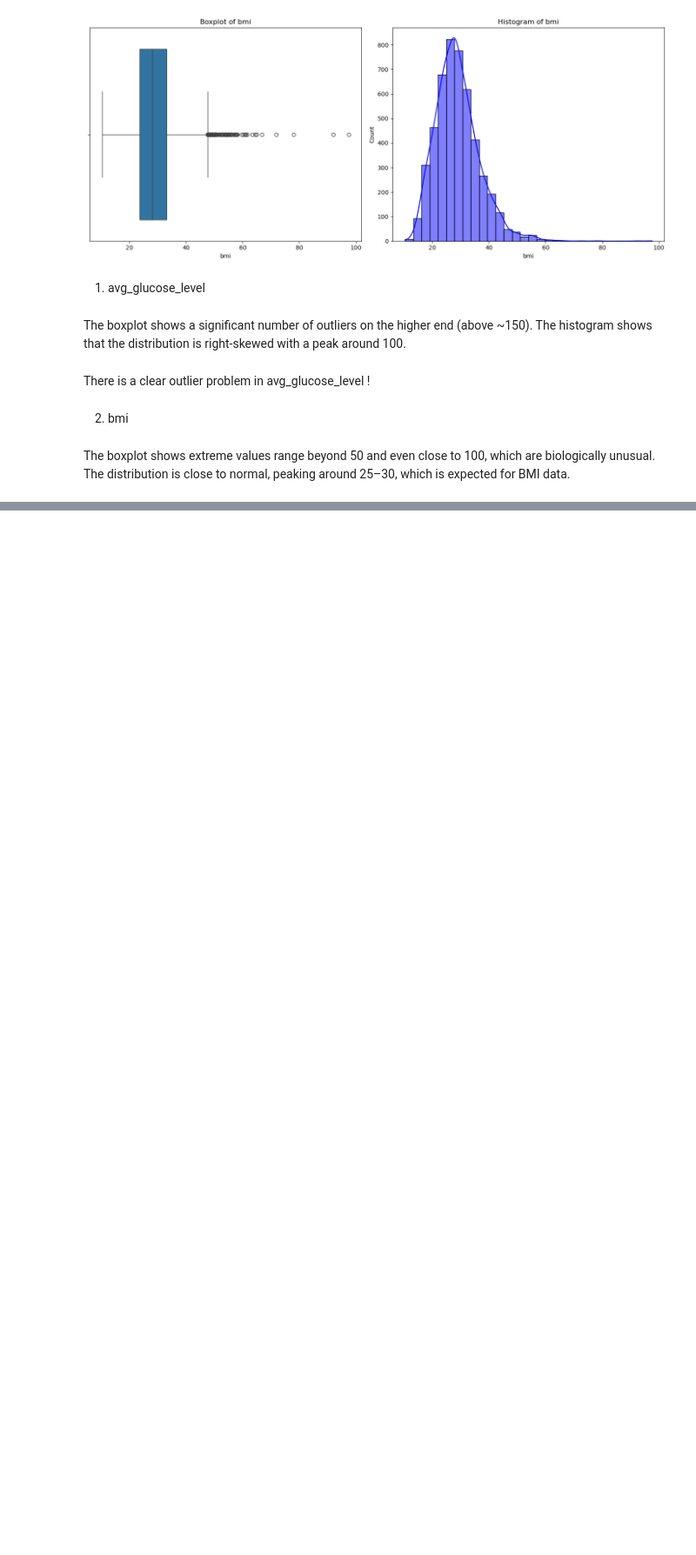
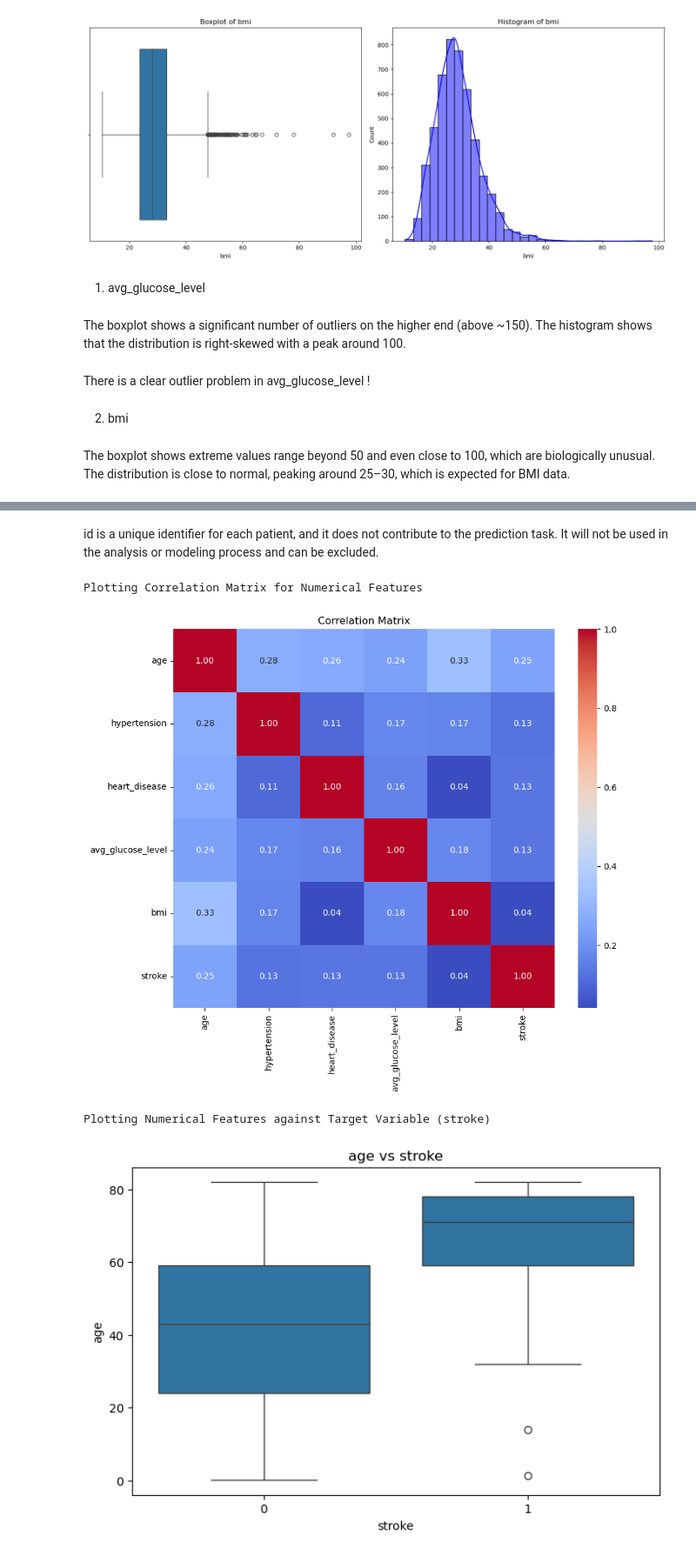
Before and after one commit to hs904/healthcare_project, a Jupyter notebook: eda_cleaning.ipynb, the cells around one changed output, grey strips where cells are left out. Shown: that part at 87% size. Drawn from its saved outputs; the diff is of its cells as text; code cells hidden in the pictures; blank space fills up the shorter version.

```diff
--- a/eda_cleaning.ipynb
+++ b/eda_cleaning.ipynb
@@ -167,0 +185,18 @@ There is an outlier problem in bmi at the high end, and since the extreme values
+# %% [markdown]
+id is a unique identifier for each patient, and it does not contribute to the prediction task.
+It will not be used in the analysis or modeling process and can be excluded.
+# %%
+numerical_features = ["age", "hypertension", "heart_disease", "avg_glucose_level", "bmi", "stroke"]
+# Correlation Matrix
+print("Plotting Correlation Matrix for Numerical Features")
+plot_correlation_matrix(df[numerical_features])
+# Numerical Features vs Target
+print("Plotting Numerical Features against Target Variable (stroke)")
+for feature in numerical_features:
+    if feature != "stroke":  # Exclude the target variable from the loop
+        plot_feature_vs_target(df, feature=feature, target="stroke")
+# %% [output]
+Plotting Correlation Matrix for Numerical Features
+[figure, added]
+Plotting Numerical Features against Target Variable (stroke)
+[figure, added]
```
Also changed, not shown: parts of 42 cells of this notebook.
